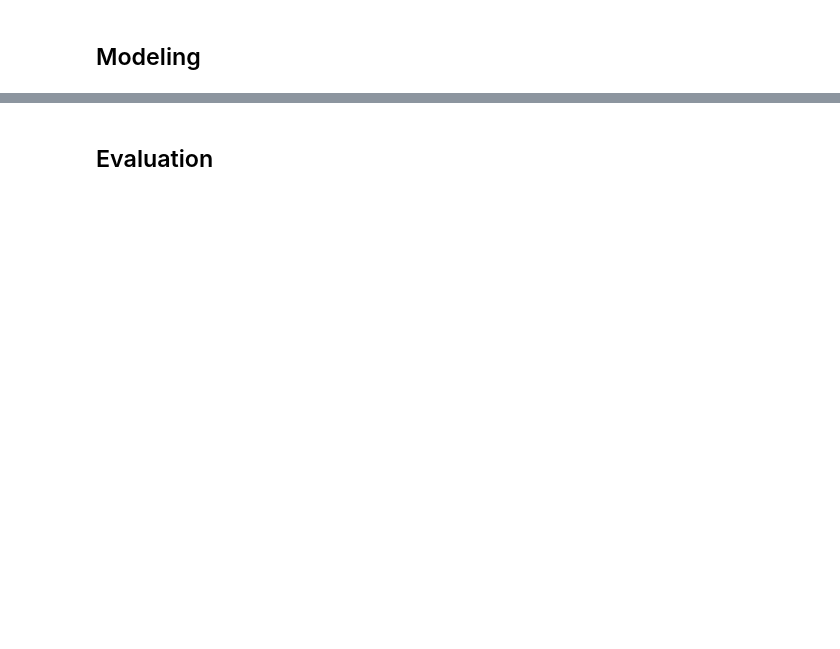
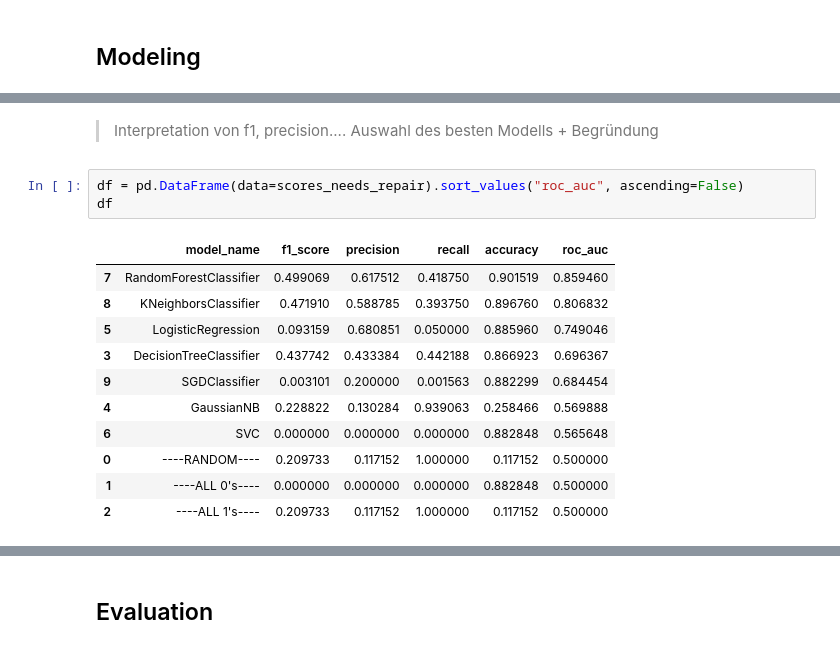
Before and after one commit to finitearth/DataExploration, a Jupyter notebook: presentation.ipynb, the cells around one changed output, grey strips where cells are left out. Saved outputs shown, nothing was run; the diff lists cells and outputs as text; blank space fills up the shorter version.

```diff
--- a/presentation.ipynb
+++ b/presentation.ipynb
@@ -408,0 +646,18 @@ Hier gilt es eine Modellierungstechnik auswählen, mit der man das Modell erstel
+# %% [markdown]
+>Interpretation von f1, precision....
+>Auswahl des besten Modells + Begründung
+# %%
+df = pd.DataFrame(data=scores_needs_repair).sort_values("roc_auc", ascending=False)
+df
+# %% [output]
+|  | model_name | f1_score | precision | recall | accuracy | roc_auc |
+| 7 | RandomForestClassifier | 0.499069 | 0.617512 | 0.418750 | 0.901519 | 0.859460 |
+| 8 | KNeighborsClassifier | 0.471910 | 0.588785 | 0.393750 | 0.896760 | 0.806832 |
+| 5 | LogisticRegression | 0.093159 | 0.680851 | 0.050000 | 0.885960 | 0.749046 |
+| 3 | DecisionTreeClassifier | 0.437742 | 0.433384 | 0.442188 | 0.866923 | 0.696367 |
+| 9 | SGDClassifier | 0.003101 | 0.200000 | 0.001563 | 0.882299 | 0.684454 |
+| 4 | GaussianNB | 0.228822 | 0.130284 | 0.939063 | 0.258466 | 0.569888 |
+| 6 | SVC | 0.000000 | 0.000000 | 0.000000 | 0.882848 | 0.565648 |
+| 0 | ----RANDOM---- | 0.209733 | 0.117152 | 1.000000 | 0.117152 | 0.500000 |
+| 1 | ----ALL 0's---- | 0.000000 | 0.000000 | 0.000000 | 0.882848 | 0.500000 |
+| 2 | ----ALL 1's---- | 0.209733 | 0.117152 | 1.000000 | 0.117152 | 0.500000 |
```
Also changed, not shown: parts of 61 cells of this notebook.
